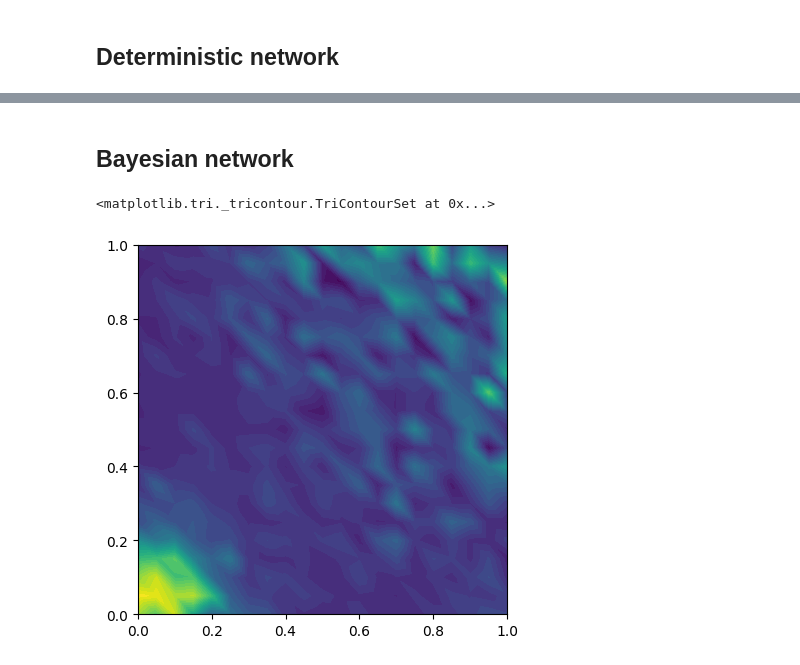
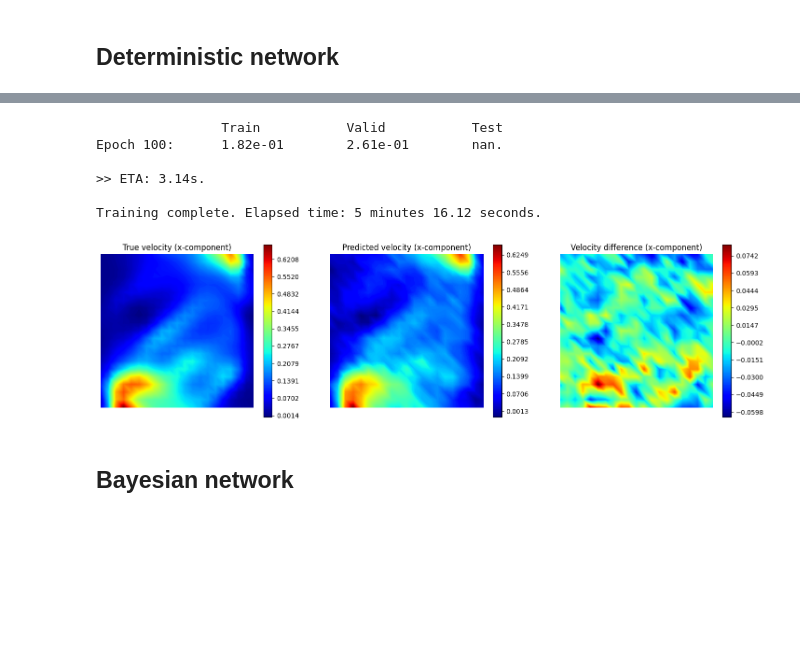
Before and after one commit to FraBet29/APSC_project, a Jupyter notebook: bayesian_network/examples/1_darcy_flow/darcy_flow_bayesian.ipynb, the cells around one changed output, grey strips where cells are left out. Saved outputs shown, nothing was run; the diff lists cells and outputs as text; code cells hidden in the pictures; blank space fills up the shorter version.

```diff
--- a/bayesian_network/examples/1_darcy_flow/darcy_flow_bayesian.ipynb
+++ b/bayesian_network/examples/1_darcy_flow/darcy_flow_bayesian.ipynb
@@ -157,3 +222,65 @@ plot(u_x_fun_pred)
+# %%
+# Train encoder-decoder network for pressure
+
+from dlroms import *
+from dlroms.dnns import *
+
+V = fe.space(mesh, 'CG', 1) # 441 dofs
+Nh = V.dim()
+
+m = 16
+
+# Encoder
+# window, channels = (1,1), stride = 1, padding = 0
+psi = Reshape(1, 21, 21) + \
+      Conv2D(3, (1, m), stride=2, padding=1) + \
+      Conv2D(3, (m, 2 * m), stride=2, padding=1) + \
+      Conv2D(3, (2 * m, 4 * m), stride=2, padding=1)
+
+# Decoder
+psi_prime = Deconv2D(3, (4 * m, 2 * m), stride=2, padding=1) + \
+            Deconv2D(3, (2 * m, m), stride=2) + \
+            Deconv2D(3, (m, 1), stride=2, padding=1, activation=None) + \
+            Reshape(-1)
+
+v_model = DFNN(psi, psi_prime)
+v_model.He()
+
+v_model.train(K_train, u_x_train, ntrain=N_train, nvalid=int(0.2*N_train), epochs=100, loss=mse(euclidean), verbose=True)
+# %% [output]
+                Train           Valid           Test
+Epoch 100:      1.82e-01        2.61e-01        nan.
+
+>> ETA: 3.14s.
+
+Training complete. Elapsed time: 5 minutes 16.12 seconds.
+# %%
+# Generate predictions
+
+v_model.eval()
+
+with torch.no_grad():
+  u_x_pred = v_model(K_test)
+# %%
+idx = 90
+
+plt.figure(figsize=(18, 6))
+
+plt.subplot(1, 3, 1)
+fe.plot(u_x_test[idx], V, cmap='jet', colorbar=True)
+plt.title("True velocity (x-component)")
+
+plt.subplot(1, 3, 2)
+fe.plot(u_x_pred[idx], V, cmap='jet', colorbar=True)
+plt.title("Predicted velocity (x-component)")
+
+plt.subplot(1, 3, 3)
+fe.plot(u_x_test[idx] - u_x_pred[idx], V, cmap='jet', colorbar=True)
+plt.title("Velocity difference (x-component)")
+
+plt.show()
+# %% [output]
+[figure, added]
 # %% [markdown]
 ## Bayesian network
 # %%
@@ -182,11 +309,3 @@ p_svgd.train(K_train, p_train, ntrain=int(0.8*N_train), loss=mse(euclidean), epo
 # print(p_pred_bayes.shape) # torch.Size([20, 200, 441])
 # %%
 p_pred_bayes_mean, p_pred_bayes_var = p_bayes.predict(p_test)
-# %%
-idx = 90
-p_fun_pred_bayes_mean = Function(V)
-p_fun_pred_bayes_mean.vector()[:] = p_pred_bayes_mean[idx].detach().numpy()
-plot(p_fun_pred_bayes_mean)
-# %% [output]
-<matplotlib.tri._tricontour.TriContourSet at 0x...>
-[figure, removed]
```
Also changed, not shown: parts of 33 cells of this notebook.
